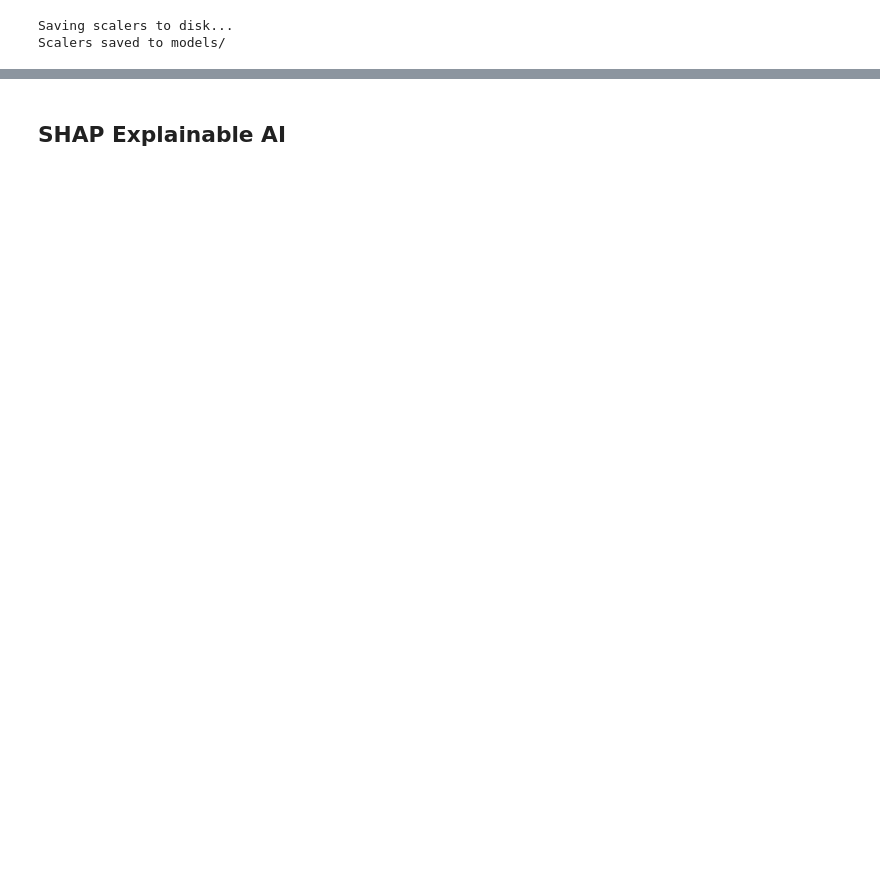
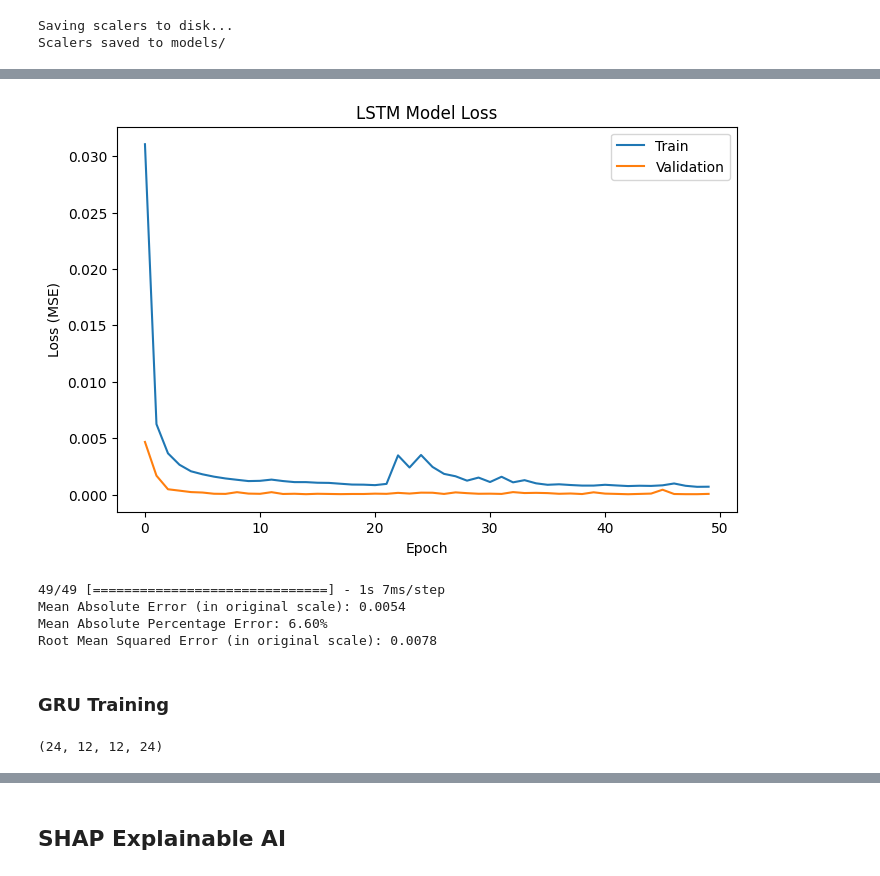
Before and after one commit to Giwa-ibrahim/energy_allocation_system, a Jupyter notebook: main.ipynb, the cells around one changed output, grey strips where cells are left out. Saved outputs shown, nothing was run; the diff lists cells and outputs as text; code cells hidden in the pictures; blank space fills up the shorter version.

```diff
--- a/main.ipynb
+++ b/main.ipynb
@@ -725,0 +806,4 @@ plt.show()
+# %%
+#get the best hyperparameters
+best_lstm_hyper = tuner_lstm.get_best_hyperparameters(num_trials=1)[0]
+print("Best LSTM Hyperparameters:", best_lstm_hyper.values)
@@ -725,0 +812,4 @@ plt.show()
+# %%
+# Build the best LSTM model
+best_lstm_model = tuner_lstm.hypermodel.build(best_lstm_hyper)
+best_lstm_model.summary()
@@ -725,0 +834,3 @@ plt.show()
+# %%
+# Fit the best LSTM model
+history_lstm = best_lstm_model.fit(X_train, y_train, epochs=50, validation_split= 0.1, batch_size=32)
@@ -725,0 +855,47 @@ plt.show()
+# %%
+# Plot training history
+
+
+plt.figure(figsize=(8, 5))
+
+#plt.subplot(1, 2, 1)
+plt.plot(history_lstm.history['loss'])
+plt.plot(history_lstm.history['val_loss'])
+plt.title('LSTM Model Loss')
+plt.ylabel('Loss (MSE)')
+plt.xlabel('Epoch')
+plt.legend(['Train', 'Validation'], loc='upper right')
+
+# plt.subplot(1, 2, 2)
+# plt.plot(history.history['mae'])
+# plt.plot(history.history['val_mae'])
+# plt.title('Model MAE')
+# plt.ylabel('MAE')
+# plt.xlabel('Epoch')
+# plt.legend(['Train', 'Validation'], loc='upper right')
+# plt.tight_layout()
+plt.savefig(os.path.join(train_plot_dir,'training_history.png'), dpi=300)
+plt.show()
+# %% [output]
+[figure, added]
+# %%
+# Make predictions on test data
+y_pred = best_lstm_model.predict(X_test)
+
+# Inverse transform the predictions and actual values to original scale
+y_test_orig = target_scaler.inverse_transform(y_test.reshape(-1, n_outputs)).reshape(y_test.shape)
+y_pred_orig = target_scaler.inverse_transform(y_pred.reshape(-1, n_outputs)).reshape(y_pred.shape)
+
+# Calculate error metrics on original scale
+mae_lstm_best = mean_absolute_error(y_test_orig.reshape(-1, n_outputs), y_pred_orig.reshape(-1, n_outputs))
+mape_lstm_best = mean_absolute_percentage_error(y_test_orig.reshape(-1, n_outputs), y_pred_orig.reshape(-1, n_outputs))
+rmse_lstm_best = root_mean_squared_error(y_test_orig.reshape(-1, n_outputs), y_pred_orig.reshape(-1, n_outputs))
+
+print(f"Mean Absolute Error (in original scale): {mae_lstm_best:.4f}")
+print(f"Mean Absolute Percentage Error: {mape_lstm_best*100:.2f}%")
+print(f"Root Mean Squared Error (in original scale): {rmse_lstm_best:.4f}")
+# %% [output]
+49/49 [==============================] - 1s 7ms/step
+Mean Absolute Error (in original scale): 0.0054
+Mean Absolute Percentage Error: 6.60%
+Root Mean Squared Error (in original scale): 0.0078
@@ -725,0 +908,6 @@ plt.show()
+# %% [markdown]
+### GRU Training
+# %%
+sequence_length, n_features, n_outputs, forecast_horizon
+# %% [output]
+(24, 12, 12, 24)
```
Also changed, not shown: parts of 76 cells of this notebook, 23 other files.
